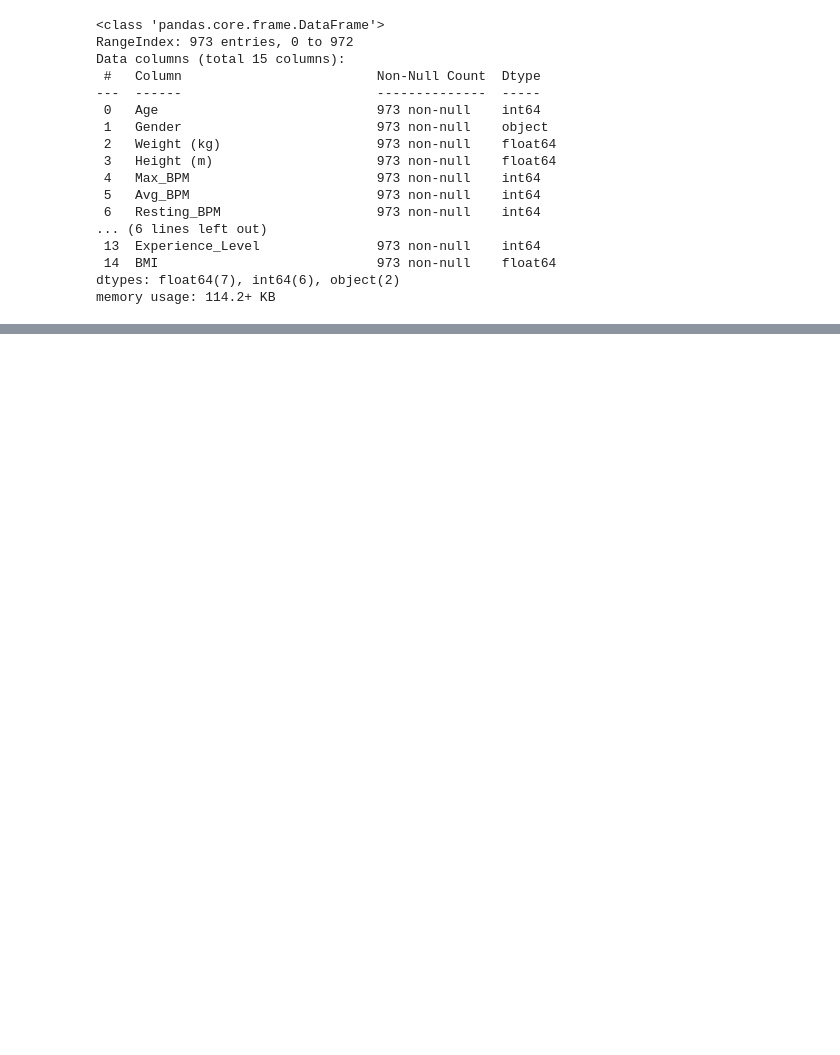
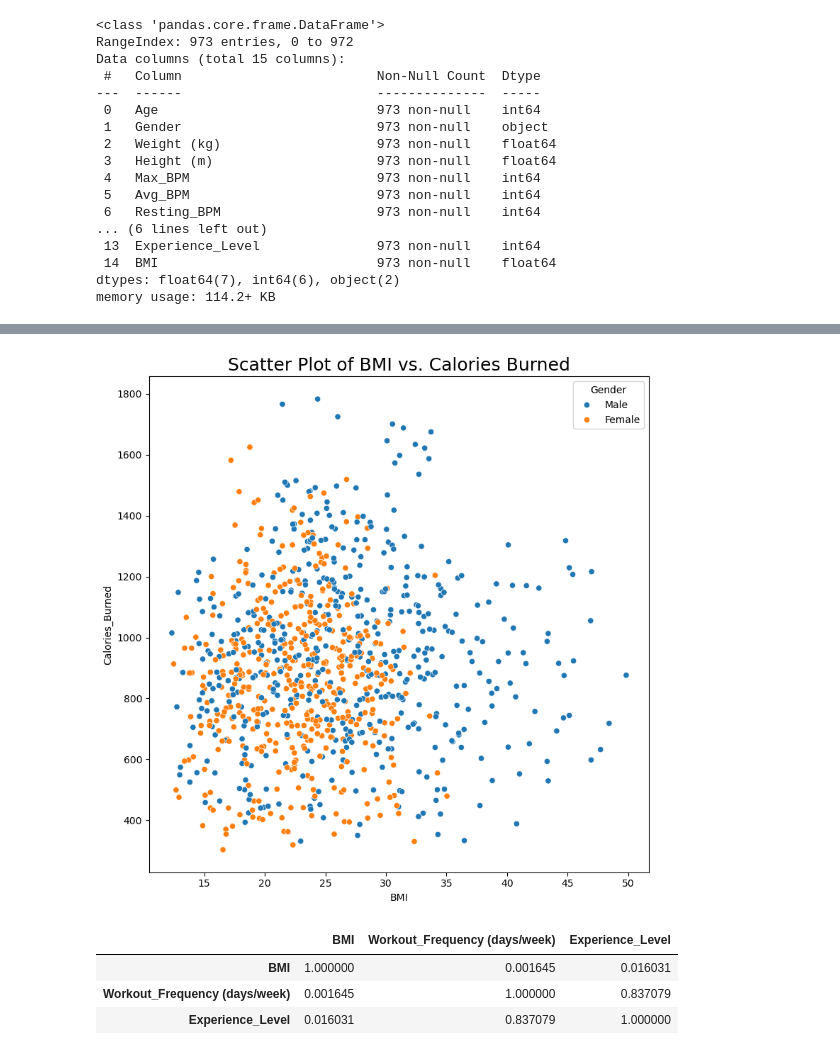
Before and after one commit to HilthonTT/gym-members-exercise, a Jupyter notebook: src/main.ipynb, the cells around one changed output, grey strips where cells are left out. Saved outputs shown, nothing was run; the diff lists cells and outputs as text; code cells hidden in the pictures; blank space fills up the shorter version.

```diff
--- a/src/main.ipynb
+++ b/src/main.ipynb
@@ -94,0 +137,19 @@ memory usage: 114.2+ KB
+# %%
+plt.figure(figsize=(8, 8))
+
+plt.title('Scatter Plot of BMI vs. Calories Burned', fontsize=18)
+
+sns.scatterplot(data=df, x='BMI', y='Calories_Burned', hue='Gender', alpha=1)
+
+plt.tight_layout()
+plt.show()
+# %% [output]
+[figure, added]
+# %%
+correlation = df[['BMI', 'Workout_Frequency (days/week)', 'Experience_Level']].corr()
+correlation
+# %% [output]
+|  | BMI | Workout_Frequency (days/week) | Experience_Level |
+| BMI | 1.000000 | 0.001645 | 0.016031 |
+| Workout_Frequency (days/week) | 0.001645 | 1.000000 | 0.837079 |
+| Experience_Level | 0.016031 | 0.837079 | 1.000000 |
```
Also changed, not shown: parts of 7 cells of this notebook.
